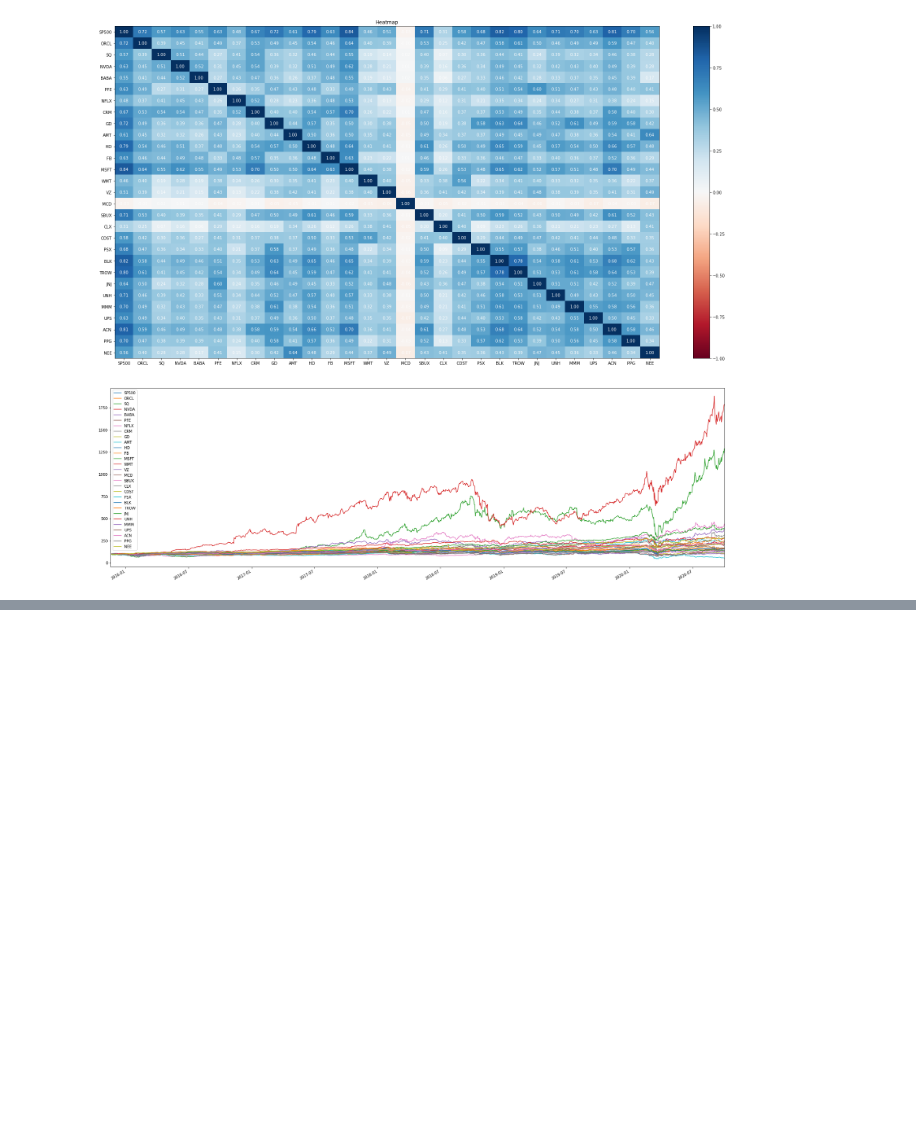
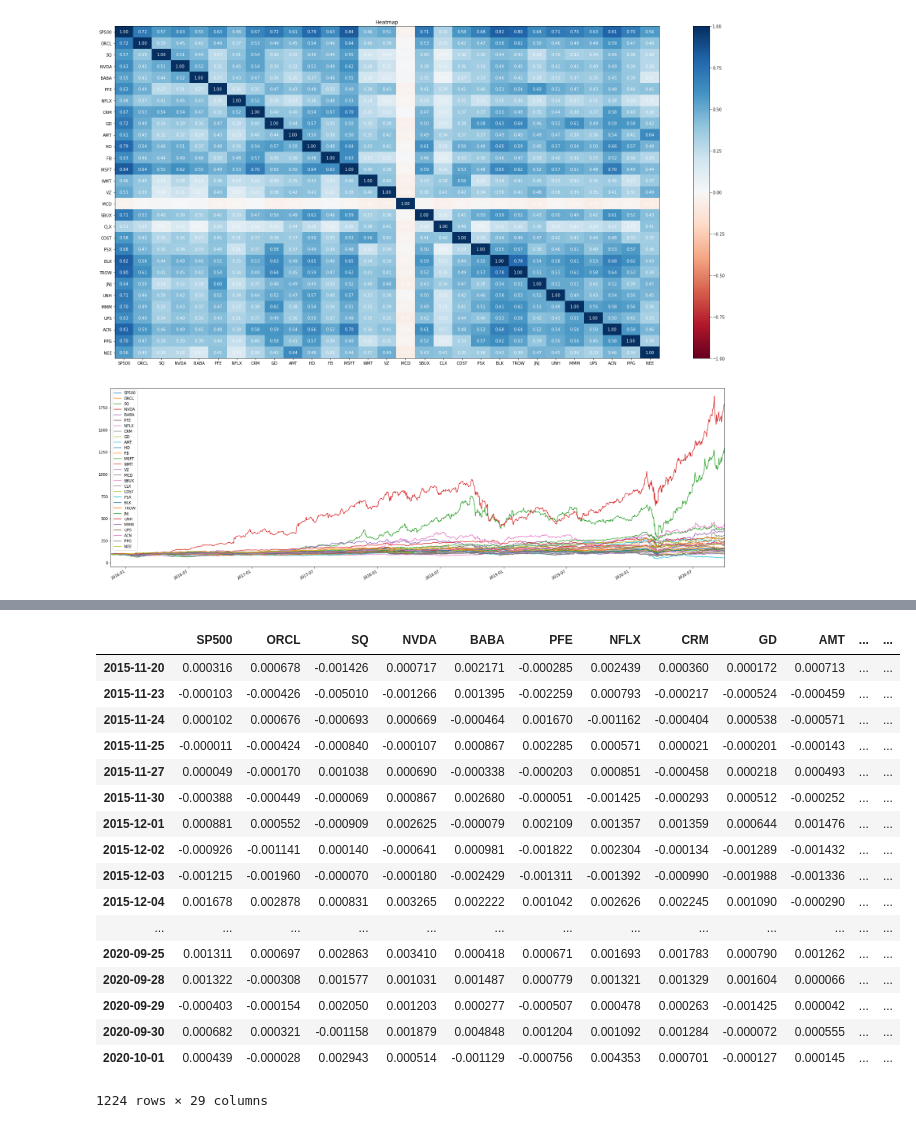
Before and after one commit to Philabraham2/Project-1, a Jupyter notebook: CSVs/combined_portfolioFFN.ipynb, the cells around one changed output, grey strips where cells are left out. Saved outputs shown, nothing was run; the diff lists cells and outputs as text; code cells hidden in the pictures; blank space fills up the shorter version.

```diff
--- a/CSVs/combined_portfolioFFN.ipynb
+++ b/CSVs/combined_portfolioFFN.ipynb
@@ -136,0 +221,22 @@ ax = combined_portfolio_df.rebase().plot(figsize=(30,10))
+# %%
+#Prints Returns tables for Monthly
+ffn.core.deannualize(returns,12 )
+# %% [output]
+|  | SP500 | ORCL | SQ | NVDA | BABA | PFE | NFLX | CRM | GD | AMT | ... | ... |
+| 2015-11-20 | 0.000316 | 0.000678 | -0.001426 | 0.000717 | 0.002171 | -0.000285 | 0.002439 | 0.000360 | 0.000172 | 0.000713 | ... | ... |
+| 2015-11-23 | -0.000103 | -0.000426 | -0.005010 | -0.001266 | 0.001395 | -0.002259 | 0.000793 | -0.000217 | -0.000524 | -0.000459 | ... | ... |
+| 2015-11-24 | 0.000102 | 0.000676 | -0.000693 | 0.000669 | -0.000464 | 0.001670 | -0.001162 | -0.000404 | 0.000538 | -0.000571 | ... | ... |
+| 2015-11-25 | -0.000011 | -0.000424 | -0.000840 | -0.000107 | 0.000867 | 0.002285 | 0.000571 | 0.000021 | -0.000201 | -0.000143 | ... | ... |
+| 2015-11-27 | 0.000049 | -0.000170 | 0.001038 | 0.000690 | -0.000338 | -0.000203 | 0.000851 | -0.000458 | 0.000218 | 0.000493 | ... | ... |
+| 2015-11-30 | -0.000388 | -0.000449 | -0.000069 | 0.000867 | 0.002680 | -0.000051 | -0.001425 | -0.000293 | 0.000512 | -0.000252 | ... | ... |
+| 2015-12-01 | 0.000881 | 0.000552 | -0.000909 | 0.002625 | -0.000079 | 0.002109 | 0.001357 | 0.001359 | 0.000644 | 0.001476 | ... | ... |
+| 2015-12-02 | -0.000926 | -0.001141 | 0.000140 | -0.000641 | 0.000981 | -0.001822 | 0.002304 | -0.000134 | -0.001289 | -0.001432 | ... | ... |
+| 2015-12-03 | -0.001215 | -0.001960 | -0.000070 | -0.000180 | -0.002429 | -0.001311 | -0.001392 | -0.000990 | -0.001988 | -0.001336 | ... | ... |
+| 2015-12-04 | 0.001678 | 0.002878 | 0.000831 | 0.003265 | 0.002222 | 0.001042 | 0.002626 | 0.002245 | 0.001090 | -0.000290 | ... | ... |
+| ... | ... | ... | ... | ... | ... | ... | ... | ... | ... | ... | ... | ... |
+| 2020-09-25 | 0.001311 | 0.000697 | 0.002863 | 0.003410 | 0.000418 | 0.000671 | 0.001693 | 0.001783 | 0.000790 | 0.001262 | ... | ... |
+| 2020-09-28 | 0.001322 | -0.000308 | 0.001577 | 0.001031 | 0.001487 | 0.000779 | 0.001321 | 0.001329 | 0.001604 | 0.000066 | ... | ... |
+| 2020-09-29 | -0.000403 | -0.000154 | 0.002050 | 0.001203 | 0.000277 | -0.000507 | 0.000478 | 0.000263 | -0.001425 | 0.000042 | ... | ... |
+| 2020-09-30 | 0.000682 | 0.000321 | -0.001158 | 0.001879 | 0.004848 | 0.001204 | 0.001092 | 0.001284 | -0.000072 | 0.000555 | ... | ... |
+| 2020-10-01 | 0.000439 | -0.000028 | 0.002943 | 0.000514 | -0.001129 | -0.000756 | 0.004353 | 0.000701 | -0.000127 | 0.000145 | ... | ... |
+1224 rows × 29 columns
```
Also changed, not shown: parts of 8 cells of this notebook.
